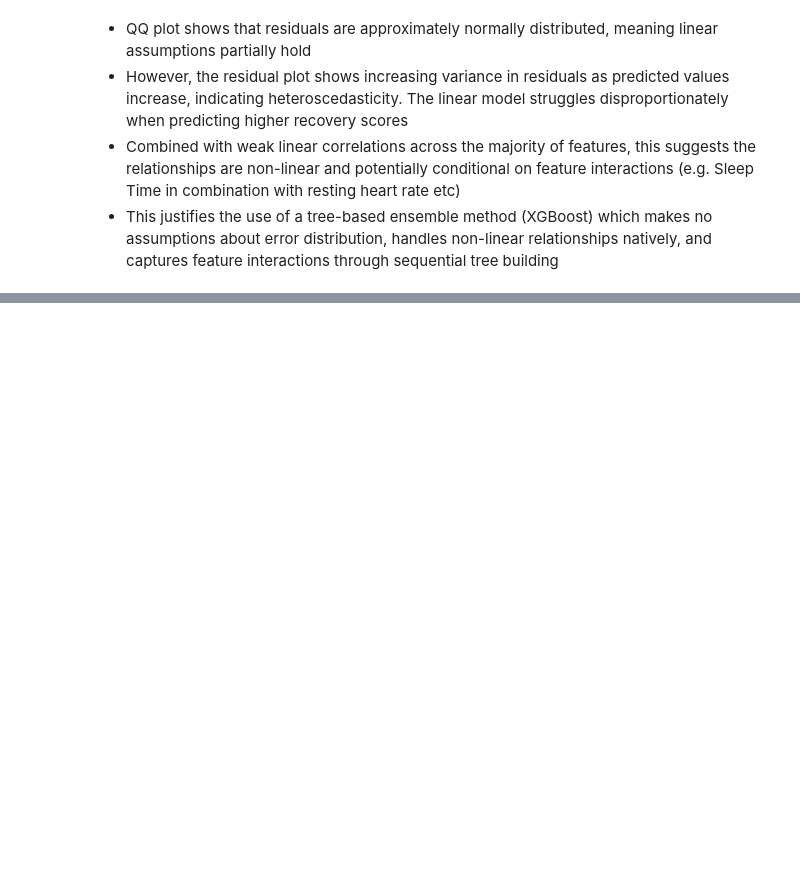
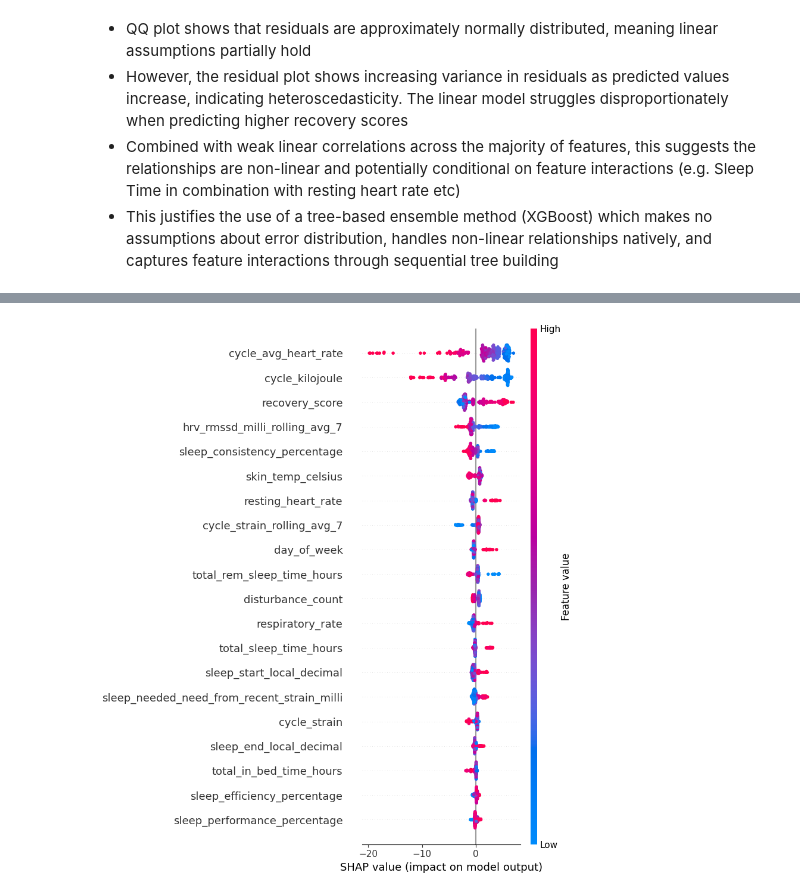
Before and after one commit to JordanPickles/whoop-recovery-predictor, a Jupyter notebook: notebooks/03_model_training.ipynb, the cells around one changed output, grey strips where cells are left out. Cells and saved outputs as stored; diff of their text form; code cells hidden in the pictures; blank space fills up the shorter version.

Commit message:
feat(model): Completes Model Notebook

```diff
--- a/notebooks/03_model_training.ipynb
+++ b/notebooks/03_model_training.ipynb
@@ -10,6 +10,7 @@ from main import DataPipeline
 pipeline = DataPipeline()
 df = pipeline.pre_process_data()
 df_engineered = pipeline.feature_engineering(df)
+df_engineered = df_engineered.drop(columns=['anomalous_day_flag'])
 # df_engineered.columns
 print(df_engineered['recovery_score_shift'].isnull().sum())
 # %% [output]
@@ -120,0 +133,17 @@ plt.show()
+# %%
+from xgboost import XGBRegressor
+
+xgb = XGBRegressor(
+    n_estimators=100,
+    learning_rate=0.1,
+    max_depth=3,
+    random_state=42
+)
+
+xgb.fit(X_train, y_train)
+y_pred_xgb = xgb.predict(X_test)
+
+print(f"MAE: {mean_absolute_error(y_test, y_pred_xgb):.2f}")
+print(f"RMSE: {np.sqrt(mean_squared_error(y_test, y_pred_xgb)):.2f}")
+print(f"R2: {r2_score(y_test, y_pred_xgb):.2f}")
+print(f"The XGBoost model explains {r2_score(y_test, y_pred_xgb)*100:.2f}% of the variance in tomorrows Recovery Score")
@@ -120,0 +192,10 @@ plt.show()
+# %%
+best_xgb = XGBRegressor(**search.best_params_, random_state=42)
+
+best_xgb.fit(X_train, y_train)
+y_pred_best = best_xgb.predict(X_test)
+
+
+print(f"MAE: {mean_absolute_error(y_test, y_pred_best):.2f}")
+print(f"RMSE: {np.sqrt(mean_squared_error(y_test, y_pred_best)):.2f}")
+print(f"R2: {r2_score(y_test, y_pred_best):.2f}")
@@ -120,0 +227,9 @@ plt.show()
+# %%
+import shap
+
+explainer = shap.TreeExplainer(best_xgb)
+shap_values = explainer.shap_values(X_test)
+
+shap.summary_plot(shap_values, X_test)
+# %% [output]
+[figure, added]
```
Also changed, not shown: parts of 15 cells of this notebook, 1 other file.
